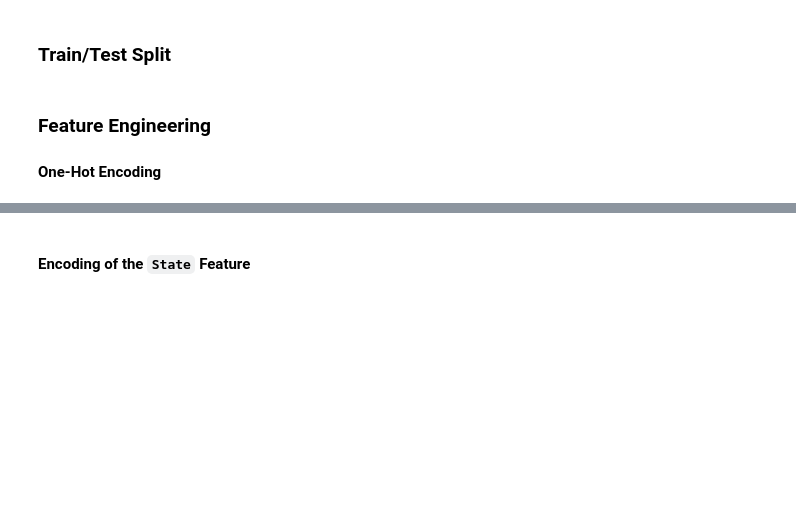
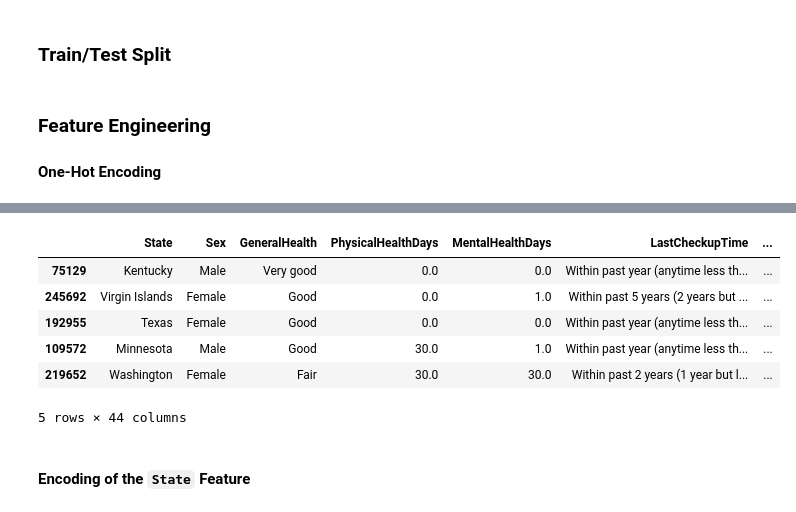
Before and after one commit to johnpospisil/heart-disease, a Jupyter notebook: heart-disease-prediction.ipynb, the cells around one changed output, grey strips where cells are left out. Cells and saved outputs as stored; diff of their text form; code cells hidden in the pictures; blank space fills up the shorter version.

```diff
--- a/heart-disease-prediction.ipynb
+++ b/heart-disease-prediction.ipynb
@@ -319,3 +463,13 @@ X_train, X_test, y_train, y_test = train_test_split(
+# %%
+X_train.head()
+# %% [output]
+|  | State | Sex | GeneralHealth | PhysicalHealthDays | MentalHealthDays | LastCheckupTime | ... |
+| 75129 | Kentucky | Male | Very good | 0.0 | 0.0 | Within past year (anytime less th... | ... |
+| 245692 | Virgin Islands | Female | Good | 0.0 | 1.0 | Within past 5 years (2 years but ... | ... |
+| 192955 | Texas | Female | Good | 0.0 | 0.0 | Within past year (anytime less th... | ... |
+| 109572 | Minnesota | Male | Good | 30.0 | 1.0 | Within past year (anytime less th... | ... |
+| 219652 | Washington | Female | Fair | 30.0 | 30.0 | Within past 2 years (1 year but l... | ... |
+5 rows × 44 columns
 # %% [markdown]
 #### Encoding of the `State` Feature
 # %%
```
Also changed, not shown: parts of 5 cells of this notebook.
